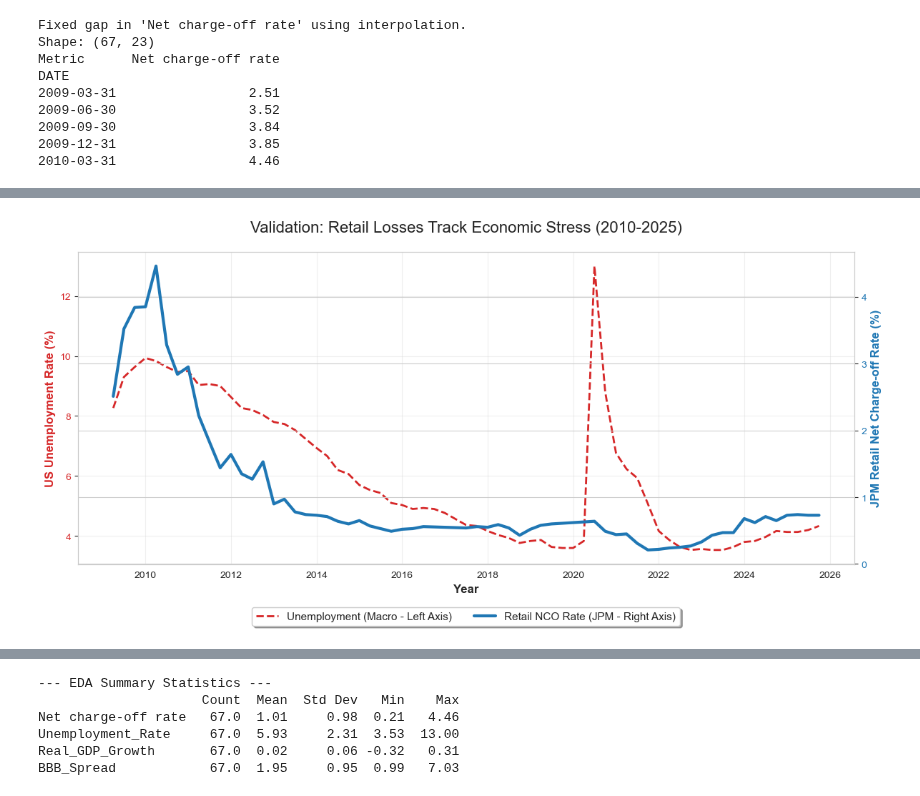
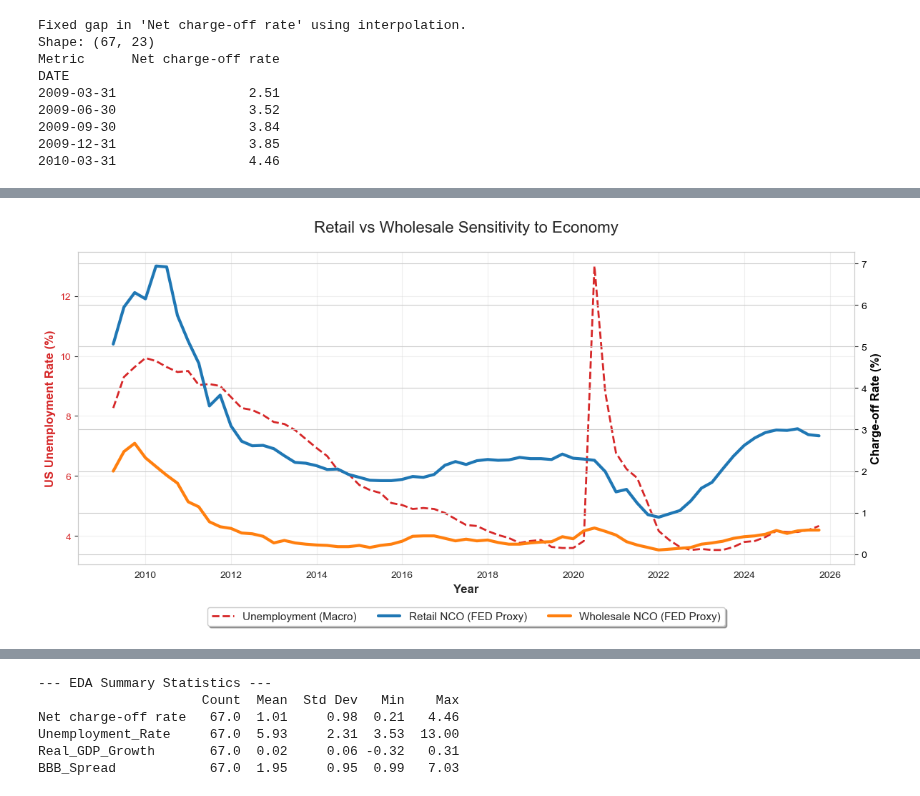
Before and after one commit to sohamjoshi1998/fim601-ccar, a Jupyter notebook: macro_data_eda.ipynb, the cells around one changed output, grey strips where cells are left out. Cells and saved outputs as stored; diff of their text form; code cells hidden in the pictures.

```diff
--- a/macro_data_eda.ipynb
+++ b/macro_data_eda.ipynb
@@ -86,41 +131,35 @@ Integration Successful! Final Shape: (67, 33)
 Time Range: 2009-03-31 to 2025-09-30
-# %%
-fig, ax1 = plt.subplots(figsize=(12, 6))
-
-target_col = 'Net charge-off rate'
-driver_col = 'Unemployment_Rate'
-
-color_left = 'tab:red'
-ax1.set_xlabel('Year', fontsize=12, fontweight='bold')
-ax1.set_ylabel('US Unemployment Rate (%)', color=color_left, fontsize=12, fontweight='bold')
-l1 = ax1.plot(df_final.index, df_final['Unemployment_Rate'], color=color_left,
-                  linestyle='--', linewidth=2, label='Unemployment (Macro - Left Axis)')
-ax1.tick_params(axis='y', labelcolor=color_left)
-ax1.grid(True, alpha=0.3)
-
-ax2 = ax1.twinx()
-color_right = 'tab:blue'
-ax2.set_ylabel('JPM Retail Net Charge-off Rate (%)', color=color_right, fontsize=12, fontweight='bold')
-
-y_vals = df_final[target_col]
-if y_vals.mean() < 1:
-    y_vals = y_vals * 100
-
-l2 = ax2.plot(df_final.index, y_vals, color=color_right,
-                linewidth=3, label='Retail NCO Rate (JPM - Right Axis)')
-ax2.tick_params(axis='y', labelcolor=color_right)
-
-plt.title('Validation: Retail Losses Track Economic Stress (2010-2025)', fontsize=16, pad=20)
-lines = l1 + l2
-labels = [l.get_label() for l in lines]
-ax1.legend(lines, labels, loc='upper center', bbox_to_anchor=(0.5, -0.12),
-            fancybox=True, shadow=True, ncol=2, fontsize=11)
-
-plt.tight_layout()
-
-save_path_1 = './output/chart_trend_validation.png'
-plt.savefig(save_path_1, dpi=600, bbox_inches='tight')
-
-plt.show()
-# %% [output]
-[figure, removed]
+# %%
+# Validation Plot
+fig, ax1 = plt.subplots(figsize=(12, 6))
+
+color_left = 'tab:red'
+ax1.set_xlabel('Year', fontsize=12, fontweight='bold')
+ax1.set_ylabel('US Unemployment Rate (%)', color=color_left, fontsize=12, fontweight='bold')
+l1 = ax1.plot(df_final.index, df_final['Unemployment_Rate'], color=color_left,
+                  linestyle='--', linewidth=2, label='Unemployment (Macro)')
+ax1.tick_params(axis='y', labelcolor=color_left)
+ax1.grid(True, alpha=0.3)
+
+ax2 = ax1.twinx()
+
+l2 = ax2.plot(df_final.index, df_final['Retail_NCO'], color='tab:blue',
+                linewidth=3, label='Retail NCO (FED Proxy)')
+
+l3 = ax2.plot(df_final.index, df_final['Wholesale_NCO'], color='tab:orange',
+                linewidth=3, label='Wholesale NCO (FED Proxy)')
+
+ax2.set_ylabel('Charge-off Rate (%)', color='black', fontsize=12, fontweight='bold')
+ax2.tick_params(axis='y', labelcolor='black')
+
+plt.title('Retail vs Wholesale Sensitivity to Economy', fontsize=16, pad=20)
+lines = l1 + l2 + l3
+labels = [l.get_label() for l in lines]
+ax1.legend(lines, labels, loc='upper center', bbox_to_anchor=(0.5, -0.12),
+            fancybox=True, shadow=True, ncol=3, fontsize=11)
+
+plt.tight_layout()
+plt.savefig('./output/chart_trend_validation.png', dpi=600, bbox_inches='tight')
+plt.show()
+# %% [output]
+[figure, added]
```
Also changed, not shown: parts of 7 cells of this notebook, 6 other files.
